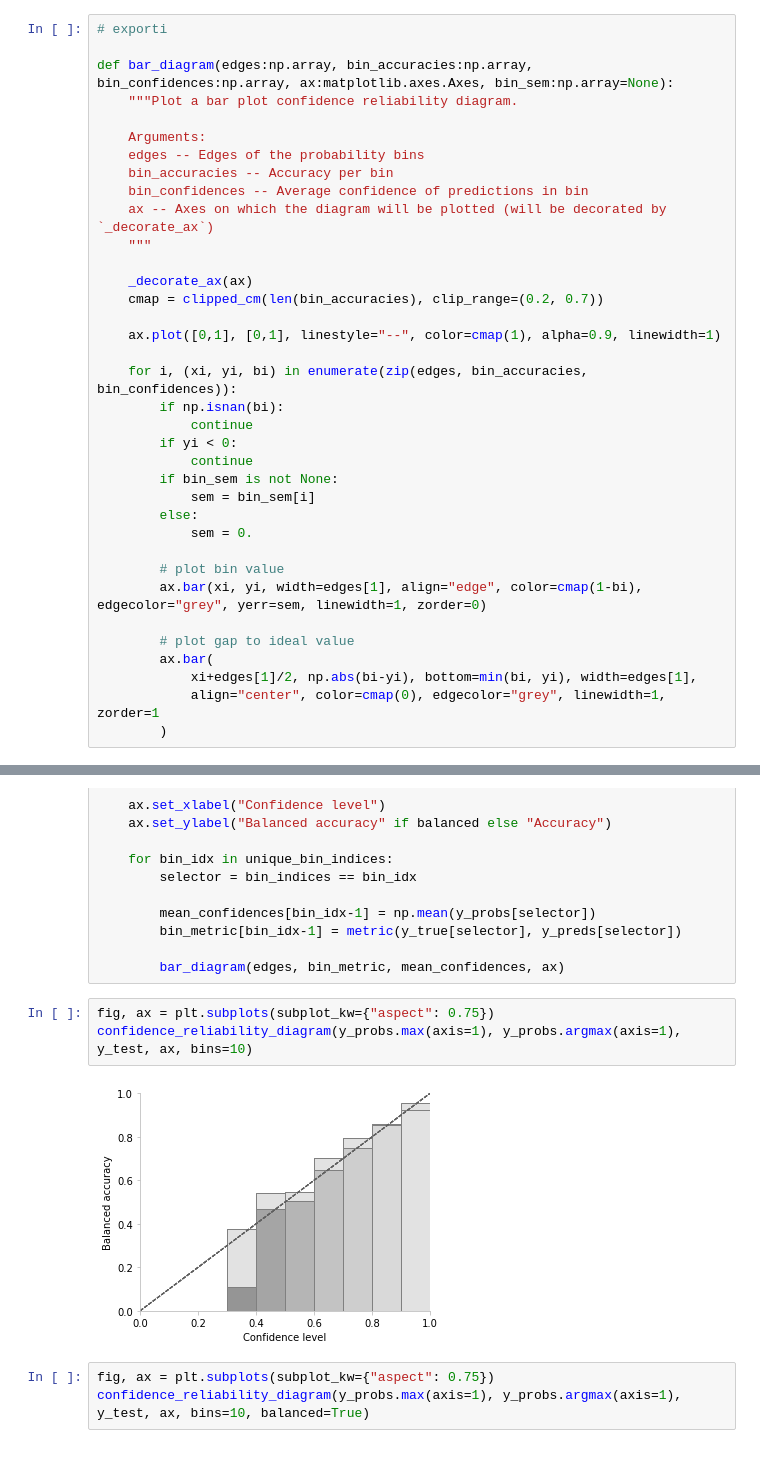
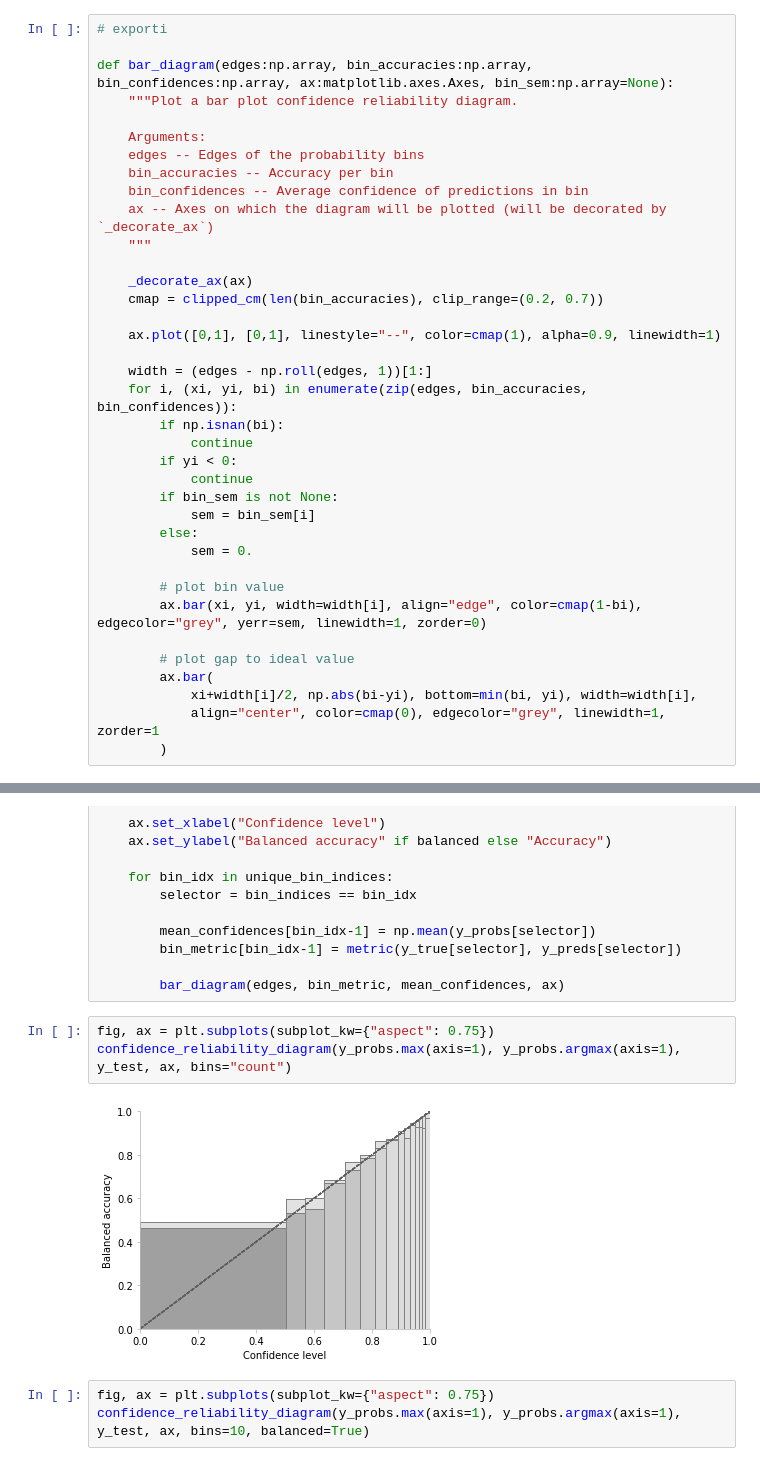
Before and after one commit to MaximLippeveld/riverreliability, a Jupyter notebook: notebooks/plots.ipynb, the cells around one changed output, grey strips where cells are left out. Drawn from its saved outputs; the diff is of its cells as text.

```diff
--- a/notebooks/plots.ipynb
+++ b/notebooks/plots.ipynb
@@ -320,6 +329,7 @@ def bar_diagram(edges:np.array, bin_accuracies:np.array, bin_confidences:np.arra
 
     ax.plot([0,1], [0,1], linestyle="--", color=cmap(1), alpha=0.9, linewidth=1)
 
+    width = (edges - np.roll(edges, 1))[1:]
     for i, (xi, yi, bi) in enumerate(zip(edges, bin_accuracies, bin_confidences)):
         if np.isnan(bi):
             continue
@@ -331,11 +341,11 @@ def bar_diagram(edges:np.array, bin_accuracies:np.array, bin_confidences:np.arra
             sem = 0.
 
         # plot bin value
-        ax.bar(xi, yi, width=edges[1], align="edge", color=cmap(1-bi), edgecolor="grey", yerr=sem, linewidth=1, zorder=0)
+        ax.bar(xi, yi, width=width[i], align="edge", color=cmap(1-bi), edgecolor="grey", yerr=sem, linewidth=1, zorder=0)
 
         # plot gap to ideal value
         ax.bar(
-            xi+edges[1]/2, np.abs(bi-yi), bottom=min(bi, yi), width=edges[1],
+            xi+width[i]/2, np.abs(bi-yi), bottom=min(bi, yi), width=width[i],
             align="center", color=cmap(0), edgecolor="grey", linewidth=1, zorder=1
         )
 # %%
@@ -375,9 +385,9 @@ def confidence_reliability_diagram(y_probs:np.array, y_preds:np.array, y_true:np
         bar_diagram(edges, bin_metric, mean_confidences, ax)
 # %%
 fig, ax = plt.subplots(subplot_kw={"aspect": 0.75})
-confidence_reliability_diagram(y_probs.max(axis=1), y_probs.argmax(axis=1), y_test, ax, bins=10)
+confidence_reliability_diagram(y_probs.max(axis=1), y_probs.argmax(axis=1), y_test, ax, bins="count")
 # %% [output]
-[figure, old version]
+[figure, new version]
 # %%
 fig, ax = plt.subplots(subplot_kw={"aspect": 0.75})
 confidence_reliability_diagram(y_probs.max(axis=1), y_probs.argmax(axis=1), y_test, ax, bins=10, balanced=True)
```
Also changed, not shown: parts of 3 cells of this notebook, 13 other files.
